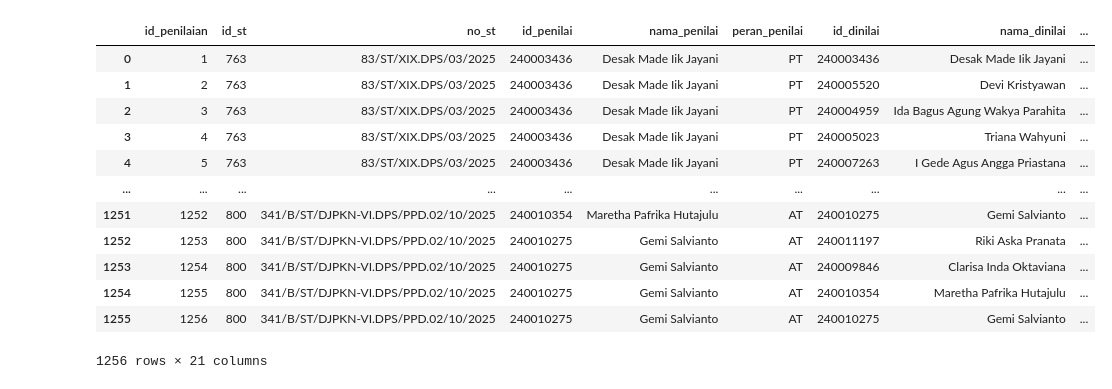
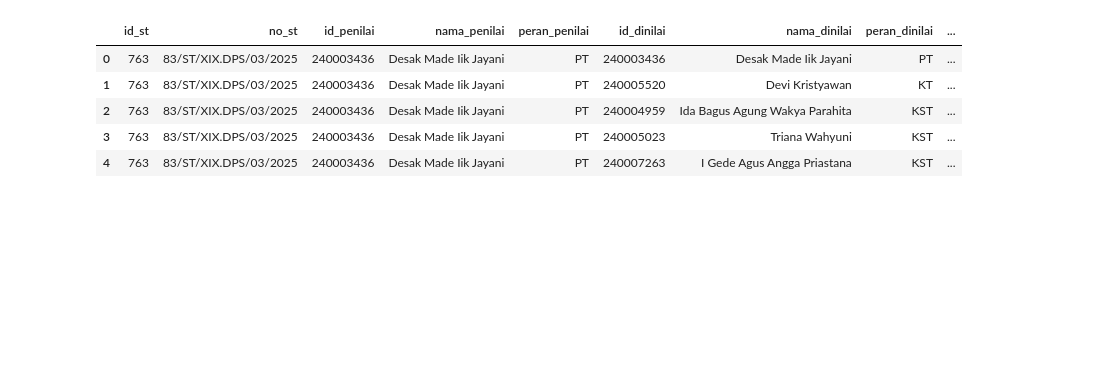
Before and after one commit to wiprada/awalokana_penilai_pemeriksa, a Jupyter notebook: pengolahan_data/tarik_data_penugasan.ipynb, the cells around one changed output. Cells and saved outputs as stored; diff of their text form; code cells hidden in the pictures; blank space fills up the shorter version.

```diff
--- a/pengolahan_data/tarik_data_penugasan.ipynb
+++ b/pengolahan_data/tarik_data_penugasan.ipynb
@@ -144,20 +106,6 @@ final_pairs = paired_data[rule_pt | rule_kt | rule_kst | rule_at].copy()
 # To avoid duplicate pairs (e.g., A-B and B-A), we keep only one version
 # final_pairs = final_pairs[final_pairs['id_personil_1'] <= final_pairs['id_personil_2']]
 
-# Select and rename columns for clarity
-final_pairs = final_pairs[[
-    'id_st', 'no_st_1', 'id_personil_1', 'nama_personil_1', 'peranabr_1',
-    'id_personil_2', 'nama_personil_2', 'peranabr_2'
-]].reset_index(drop=True)
-
-final_pairs.columns = [
-    'id_st', 'no_st', 'id_penilai', 'nama_penilai', 'peran_penilai',
-    'id_dinilai', 'nama_dinilai', 'peran_dinilai'
-]
-
-# Add a unique ID for each pair
-final_pairs.insert(0, 'id_penilaian', range(1, 1 + len(final_pairs)))
-
-
-final_pairs
+final_pairs.reset_index(drop=True, inplace=True)
+final_pairs.head
 # %% [output]
@@ -177,46 +162,38 @@ final_pairs
 # %%
 penilaian = ddb.query(
 """
-SELECT id_penilaian
-, id_st
+SELECT id_st
 , no_st
 , id_penilai
 , nama_penilai
 , peran_penilai
 , id_dinilai
 , nama_dinilai
 , peran_dinilai
-, cast(0 as double) AS rik_renc
-, cast(0 as double) AS rik_laks
-, cast(0 as double) AS rik_lap
-, cast(0 as double) AS pelayanan
-, cast(0 as double) AS akuntabel
-, cast(0 as double) AS kompeten
-, cast(0 as double) AS harmoni
-, cast(0 as double) AS loyal
-, cast(0 as double) AS adaptif
-, cast(0 as double) AS kolaboratif
+, cast(1 as double) AS rik_renc
+, cast(1 as double) AS rik_laks
+, cast(1 as double) AS rik_lap
+, cast(1 as double) AS pelayanan
+, cast(1 as double) AS akuntabel
+, cast(1 as double) AS kompeten
+, cast(1 as double) AS harmoni
+, cast(1 as double) AS loyal
+, cast(1 as double) AS adaptif
+, cast(1 as double) AS kolaboratif
 , cast('dolor ipsum' as TEXT) AS kualitatif
 , cast(0 as INTEGER) AS status
 FROM final_pairs
 """
 ).to_df()
 
-penilaian
+penilaian.head()
 # %% [output]
-|  | id_penilaian | id_st | no_st | id_penilai | nama_penilai | peran_penilai | id_dinilai | nama_dinilai | ... |
-| 0 | 1 | 763 | 83/ST/XIX.DPS/03/2025 | 240003436 | Desak Made Iik Jayani | PT | 240003436 | Desak Made Iik Jayani | ... |
-| 1 | 2 | 763 | 83/ST/XIX.DPS/03/2025 | 240003436 | Desak Made Iik Jayani | PT | 240005520 | Devi Kristyawan | ... |
-| 2 | 3 | 763 | 83/ST/XIX.DPS/03/2025 | 240003436 | Desak Made Iik Jayani | PT | 240004959 | Ida Bagus Agung Wakya Parahita | ... |
-| 3 | 4 | 763 | 83/ST/XIX.DPS/03/2025 | 240003436 | Desak Made Iik Jayani | PT | 240005023 | Triana Wahyuni | ... |
-| 4 | 5 | 763 | 83/ST/XIX.DPS/03/2025 | 240003436 | Desak Made Iik Jayani | PT | 240007263 | I Gede Agus Angga Priastana | ... |
-| ... | ... | ... | ... | ... | ... | ... | ... | ... | ... |
-| 1251 | 1252 | 800 | 341/B/ST/DJPKN-VI.DPS/PPD.02/10/2025 | 240010354 | Maretha Pafrika Hutajulu | AT | 240010275 | Gemi Salvianto | ... |
-| 1252 | 1253 | 800 | 341/B/ST/DJPKN-VI.DPS/PPD.02/10/2025 | 240010275 | Gemi Salvianto | AT | 240011197 | Riki Aska Pranata | ... |
-| 1253 | 1254 | 800 | 341/B/ST/DJPKN-VI.DPS/PPD.02/10/2025 | 240010275 | Gemi Salvianto | AT | 240009846 | Clarisa Inda Oktaviana | ... |
-| 1254 | 1255 | 800 | 341/B/ST/DJPKN-VI.DPS/PPD.02/10/2025 | 240010275 | Gemi Salvianto | AT | 240010354 | Maretha Pafrika Hutajulu | ... |
-| 1255 | 1256 | 800 | 341/B/ST/DJPKN-VI.DPS/PPD.02/10/2025 | 240010275 | Gemi Salvianto | AT | 240010275 | Gemi Salvianto | ... |
+|  | id_st | no_st | id_penilai | nama_penilai | peran_penilai | id_dinilai | nama_dinilai | peran_dinilai | ... |
+| 0 | 763 | 83/ST/XIX.DPS/03/2025 | 240003436 | Desak Made Iik Jayani | PT | 240003436 | Desak Made Iik Jayani | PT | ... |
+| 1 | 763 | 83/ST/XIX.DPS/03/2025 | 240003436 | Desak Made Iik Jayani | PT | 240005520 | Devi Kristyawan | KT | ... |
+| 2 | 763 | 83/ST/XIX.DPS/03/2025 | 240003436 | Desak Made Iik Jayani | PT | 240004959 | Ida Bagus Agung Wakya Parahita | KST | ... |
+| 3 | 763 | 83/ST/XIX.DPS/03/2025 | 240003436 | Desak Made Iik Jayani | PT | 240005023 | Triana Wahyuni | KST | ... |
+| 4 | 763 | 83/ST/XIX.DPS/03/2025 | 240003436 | Desak Made Iik Jayani | PT | 240007263 | I Gede Agus Angga Priastana | KST | ... |
-1256 rows × 21 columns
 # %%
 st_pilih.to_csv('st_pilih.csv', index=False, sep=';')
 penilaian.to_csv('penilaian.csv', index=False, sep=';')
```
Also changed, not shown: parts of 8 cells of this notebook, 6 other files.
